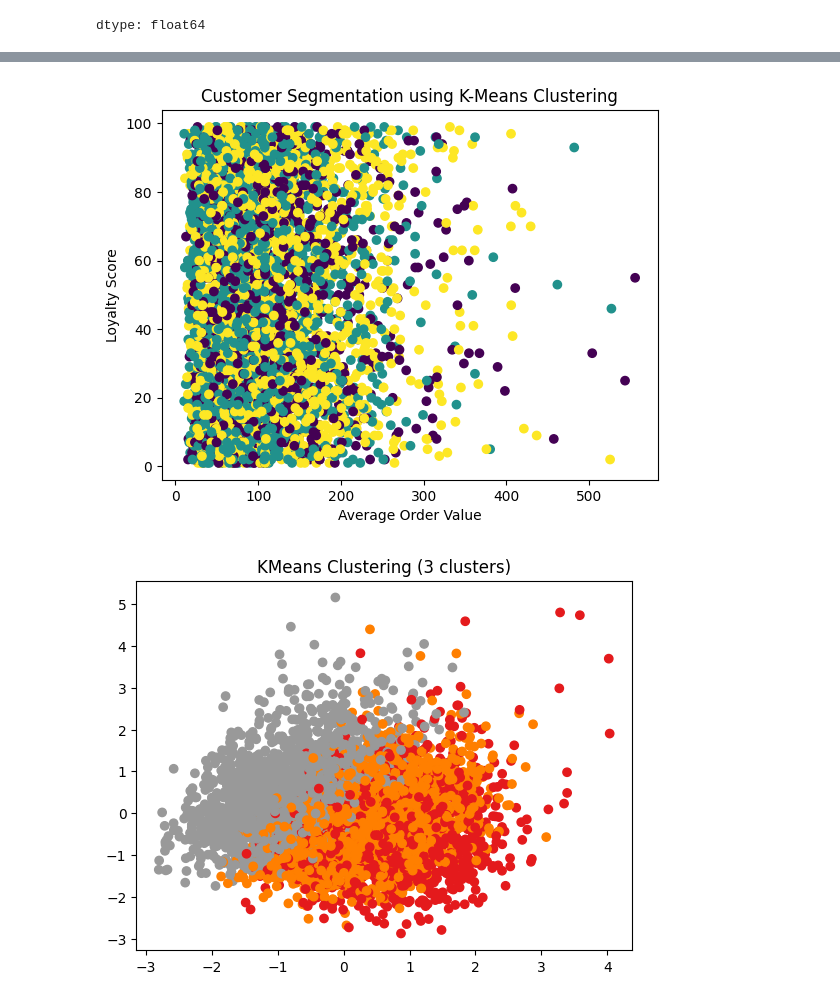
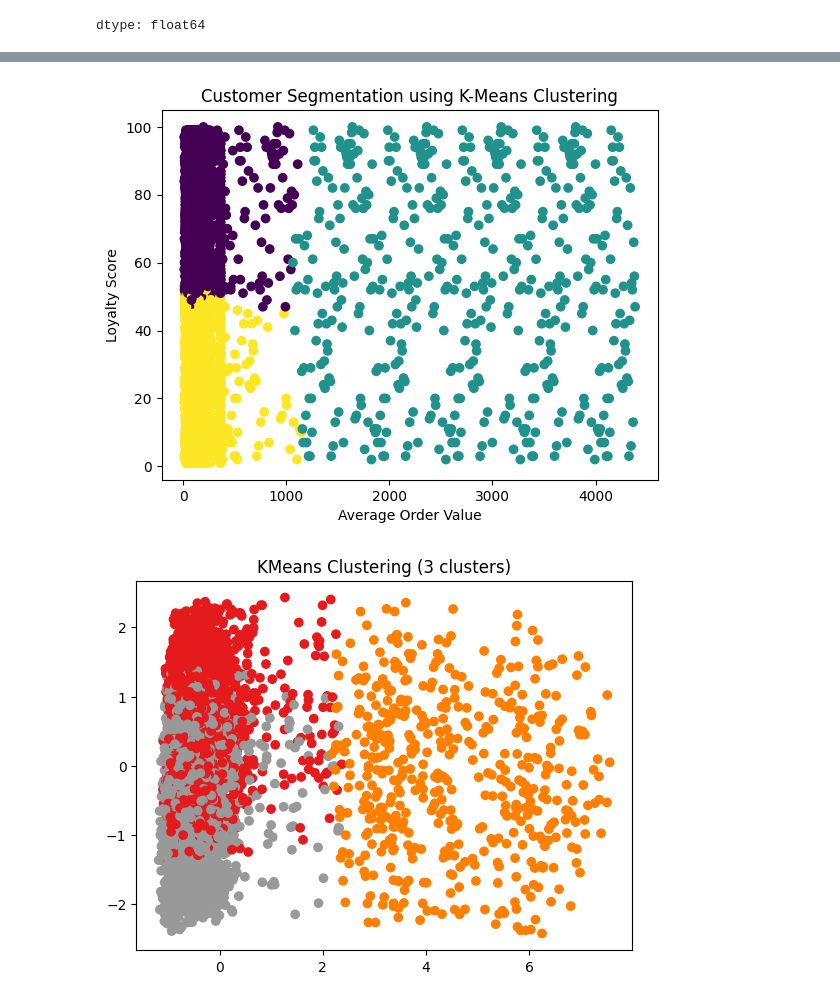
Before and after one commit to thoppae/kthoppae, a Jupyter notebook: Model4_E_Commerce_Walmart_Dev.ipynb, the cells around one changed output, grey strips where cells are left out. Cells and saved outputs as stored; diff of their text form; code cells hidden in the pictures.

```diff
--- a/Model4_E_Commerce_Walmart_Dev.ipynb
+++ b/Model4_E_Commerce_Walmart_Dev.ipynb
@@ -9,7 +9,7 @@ from datetime import datetime
 import warnings
 warnings.filterwarnings('ignore')
 # %%
-df = pd.read_csv('data.csv')
+df = pd.read_csv('data1.csv')
 df.head()
 # %% [output]
 |  | customer_id | age | gender | country | avg_order_value | total_orders | last_purchase | is_fraudulent | ... |
@@ -288,22 +332,28 @@ weighted avg       0.95      0.97      0.96      1000
 # %%
 from sklearn.cluster import KMeans, DBSCAN, AgglomerativeClustering
 from sklearn.preprocessing import StandardScaler
+from sklearn.impute import SimpleImputer
 import matplotlib.pyplot as plt
 
 clust_features = ['avg_order_value', 'loyalty_score', 'churn_risk', 'email_open_rate', 'total_orders']
 X = df[clust_features]
+
+# Impute missing values in the clustering features
+imputer = SimpleImputer(strategy='mean') # Or 'median'
+X_imputed = imputer.fit_transform(X)
+
 scaler = StandardScaler()
-X_scaled = scaler.fit_transform(X)
+X_scaled = scaler.fit_transform(X_imputed)
 # %%
-kmeans = KMeans(n_clusters=3, random_state=42)
+kmeans = KMeans(n_clusters=3, random_state=42, n_init=10) # Added n_init to suppress FutureWarning
 df['cluster'] = kmeans.fit_predict(X_scaled)
 plt.scatter(df['avg_order_value'], df['loyalty_score'], c=df['cluster'], cmap='viridis')
 plt.xlabel('Average Order Value')
 plt.ylabel('Loyalty Score')
 plt.title('Customer Segmentation using K-Means Clustering')
 plt.show()
 # %% [output]
-[figure, old version]
+[figure, new version]
 # %%
 from sklearn.decomposition import PCA
 pca = PCA(n_components=2)
@@ -316,4 +366,4 @@ plt.scatter(X_pca[:, 0], X_pca[:, 1], c=df['kmeans_cluster'], cmap='Set1')
 plt.title("KMeans Clustering (3 clusters)")
 plt.show()
 # %% [output]
-[figure, old version]
+[figure, new version]
```
Also changed, not shown: parts of 262 cells of this notebook.
